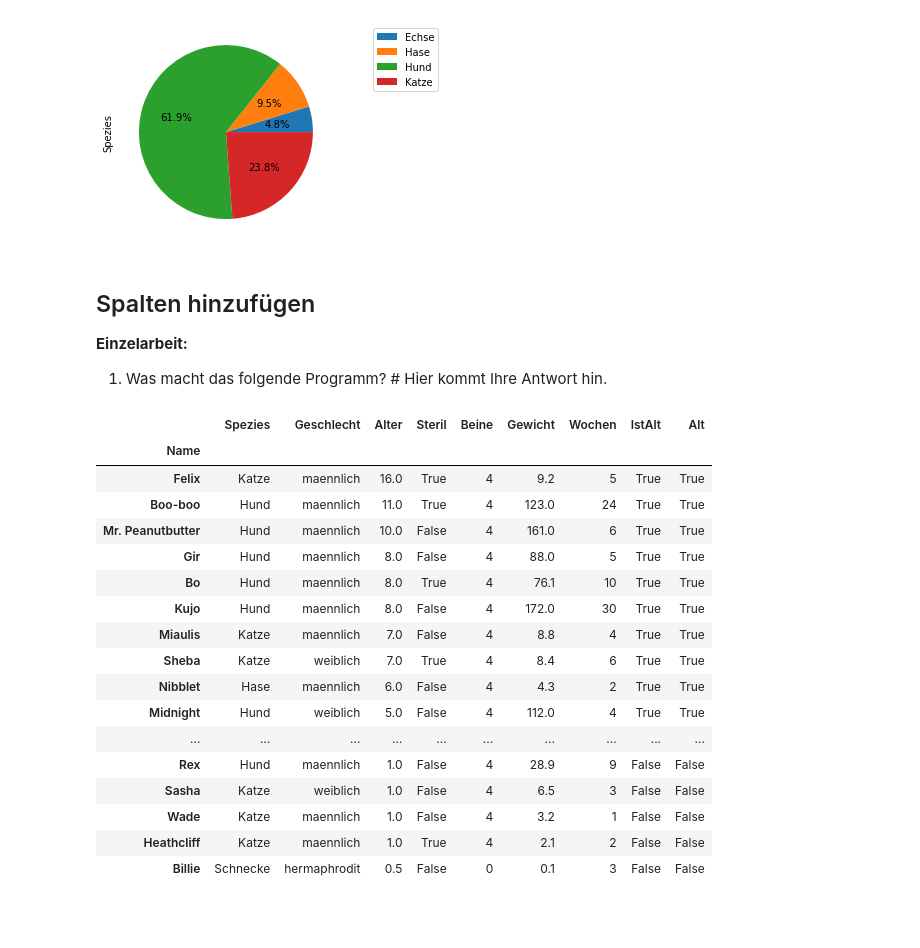
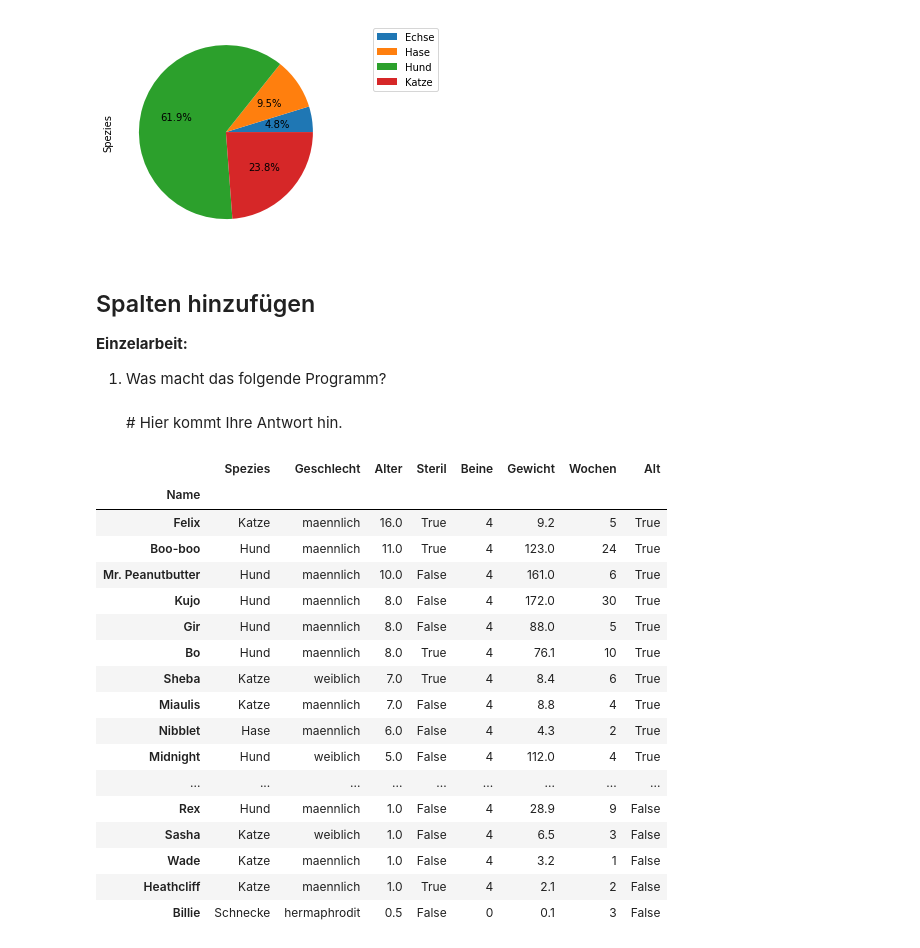
Before and after one commit to andreasstoll/Notebooks_Arbeit, a Jupyter notebook: _4_Tabellenmethoden.ipynb, the cells around one changed output. Drawn from its saved outputs; the diff is of its cells as text; code cells hidden in the pictures; blank space fills up the shorter version.

```diff
--- a/_4_Tabellenmethoden.ipynb
+++ b/_4_Tabellenmethoden.ipynb
@@ -69,10 +79,7 @@ True
 # %%
 # Lösung
 def is_old(animal):
-    if animal.Alter >= 5:
-        return True
-    else:
-        return False
+    return animal.Alter >= 5
 
 animal1 = animal_table.iloc[0]
 animal2 = animal_table.iloc[4]
@@ -262,28 +281,31 @@ pie_chart(animal_table[animal_table.Alter >= 3], "Spezies")
 
 **Einzelarbeit:**
 
-1. Was macht das folgende Programm? # Hier kommt Ihre Antwort hin.
+1. Was macht das folgende Programm? <br><br># Hier kommt Ihre Antwort hin.
 # %%
+def is_old(animal):
+    return animal.Alter >= 5
+
 animal_table["Alt"] = animal_table.apply(is_old, axis =1)
 
 animal_table
 # %% [output]
-|  | Spezies | Geschlecht | Alter | Steril | Beine | Gewicht | Wochen | IstAlt | Alt |
-| Name |  |  |  |  |  |  |  |  |  |
-| Felix | Katze | maennlich | 16.0 | True | 4 | 9.2 | 5 | True | True |
-| Boo-boo | Hund | maennlich | 11.0 | True | 4 | 123.0 | 24 | True | True |
-| Mr. Peanutbutter | Hund | maennlich | 10.0 | False | 4 | 161.0 | 6 | True | True |
-| Gir | Hund | maennlich | 8.0 | False | 4 | 88.0 | 5 | True | True |
-| Bo | Hund | maennlich | 8.0 | True | 4 | 76.1 | 10 | True | True |
-| Kujo | Hund | maennlich | 8.0 | False | 4 | 172.0 | 30 | True | True |
-| Miaulis | Katze | maennlich | 7.0 | False | 4 | 8.8 | 4 | True | True |
-| Sheba | Katze | weiblich | 7.0 | True | 4 | 8.4 | 6 | True | True |
-| Nibblet | Hase | maennlich | 6.0 | False | 4 | 4.3 | 2 | True | True |
-| Midnight | Hund | weiblich | 5.0 | False | 4 | 112.0 | 4 | True | True |
-| ... | ... | ... | ... | ... | ... | ... | ... | ... | ... |
-| Rex | Hund | maennlich | 1.0 | False | 4 | 28.9 | 9 | False | False |
-| Sasha | Katze | weiblich | 1.0 | False | 4 | 6.5 | 3 | False | False |
-| Wade | Katze | maennlich | 1.0 | False | 4 | 3.2 | 1 | False | False |
-| Heathcliff | Katze | maennlich | 1.0 | True | 4 | 2.1 | 2 | False | False |
-| Billie | Schnecke | hermaphrodit | 0.5 | False | 0 | 0.1 | 3 | False | False |
+|  | Spezies | Geschlecht | Alter | Steril | Beine | Gewicht | Wochen | Alt |
+| Name |  |  |  |  |  |  |  |  |
+| Felix | Katze | maennlich | 16.0 | True | 4 | 9.2 | 5 | True |
+| Boo-boo | Hund | maennlich | 11.0 | True | 4 | 123.0 | 24 | True |
+| Mr. Peanutbutter | Hund | maennlich | 10.0 | False | 4 | 161.0 | 6 | True |
+| Kujo | Hund | maennlich | 8.0 | False | 4 | 172.0 | 30 | True |
+| Gir | Hund | maennlich | 8.0 | False | 4 | 88.0 | 5 | True |
+| Bo | Hund | maennlich | 8.0 | True | 4 | 76.1 | 10 | True |
+| Sheba | Katze | weiblich | 7.0 | True | 4 | 8.4 | 6 | True |
+| Miaulis | Katze | maennlich | 7.0 | False | 4 | 8.8 | 4 | True |
+| Nibblet | Hase | maennlich | 6.0 | False | 4 | 4.3 | 2 | True |
+| Midnight | Hund | weiblich | 5.0 | False | 4 | 112.0 | 4 | True |
+| ... | ... | ... | ... | ... | ... | ... | ... | ... |
+| Rex | Hund | maennlich | 1.0 | False | 4 | 28.9 | 9 | False |
+| Sasha | Katze | weiblich | 1.0 | False | 4 | 6.5 | 3 | False |
+| Wade | Katze | maennlich | 1.0 | False | 4 | 3.2 | 1 | False |
+| Heathcliff | Katze | maennlich | 1.0 | True | 4 | 2.1 | 2 | False |
+| Billie | Schnecke | hermaphrodit | 0.5 | False | 0 | 0.1 | 3 | False |
 # %% [markdown]
```
Also changed, not shown: parts of 53 cells of this notebook, 2 other files.
